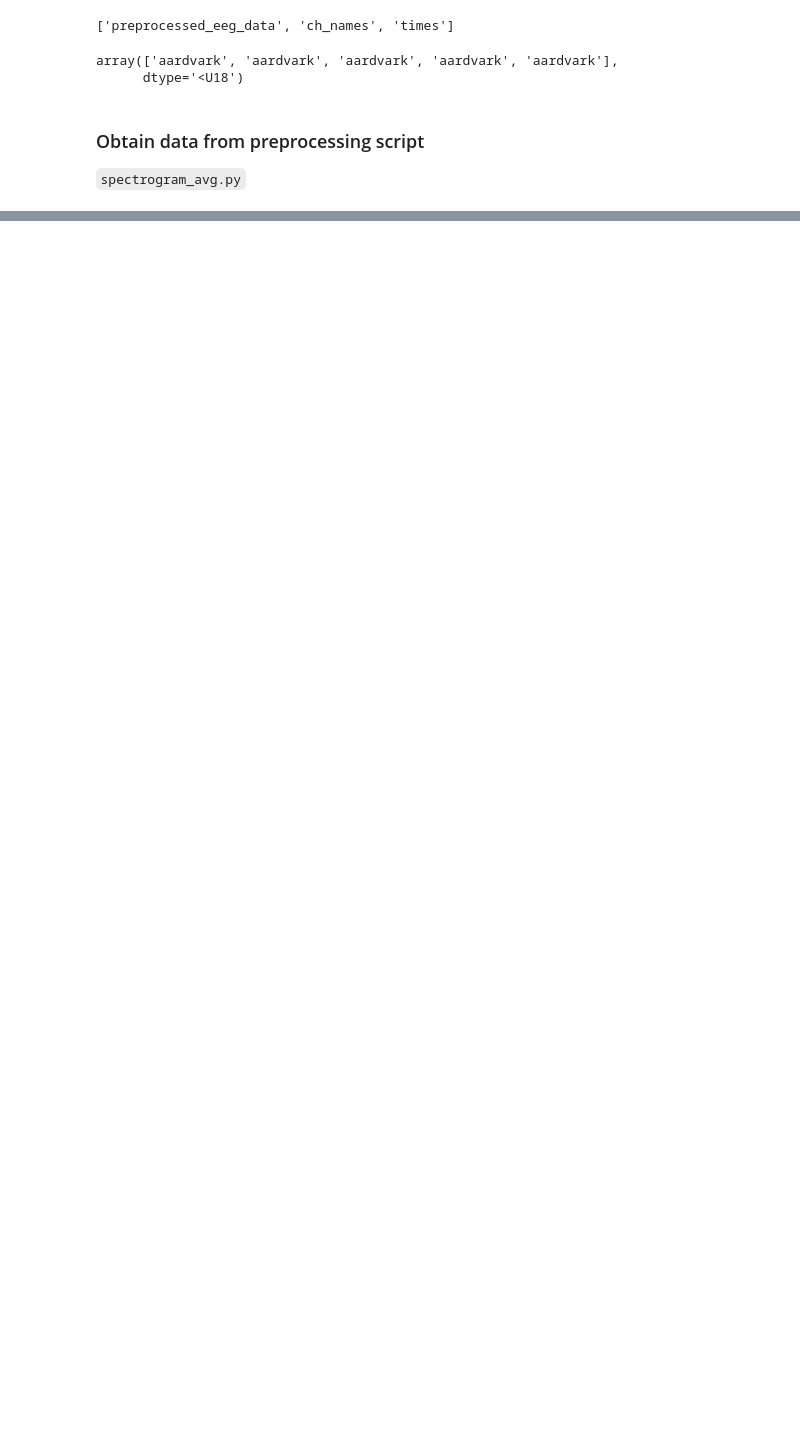
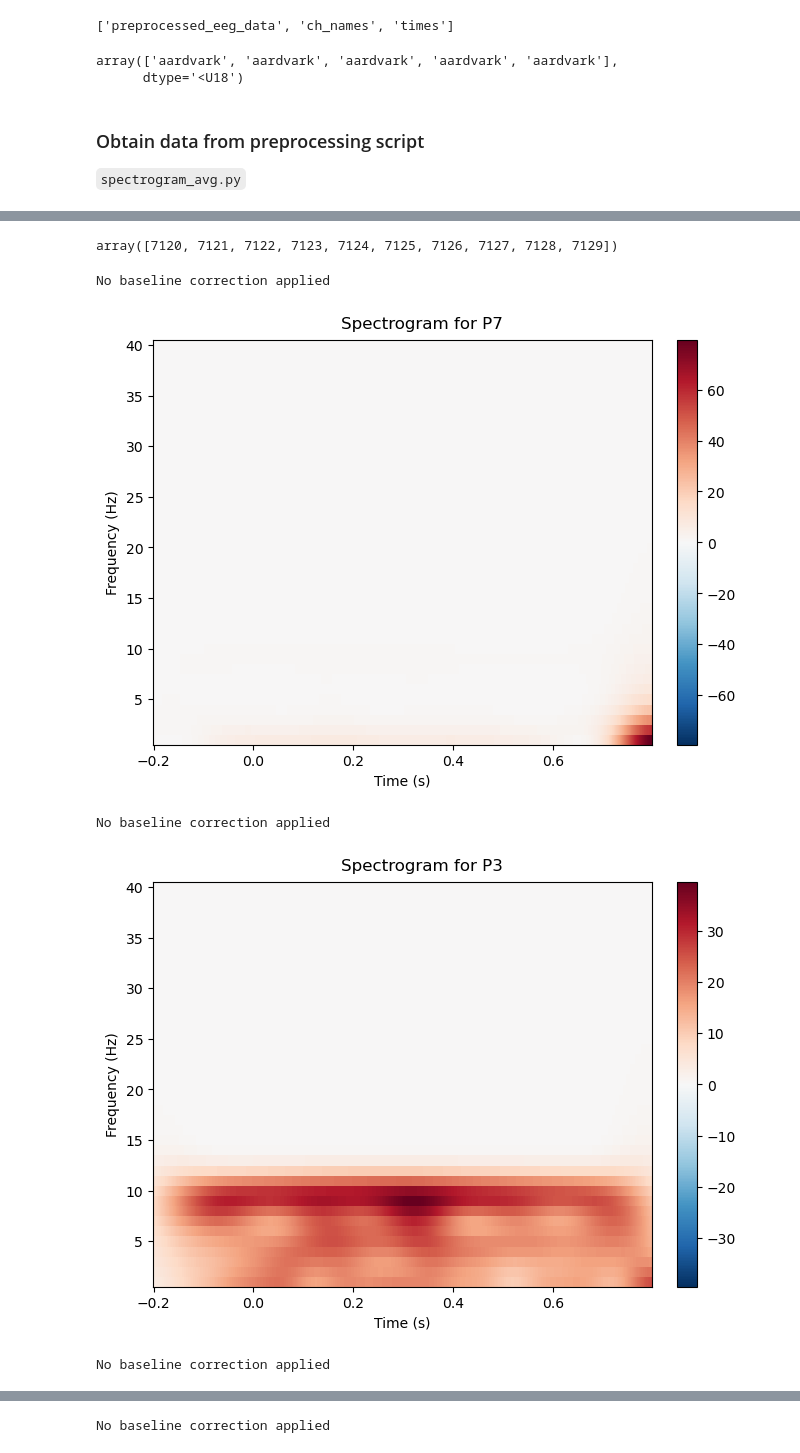
Before and after one commit to Dennis-T-cloud/EEG-Biometrics-Neural-Identity, a Jupyter notebook: spectrogram.ipynb, the cells around one changed output, grey strips where cells are left out. Cells and saved outputs as stored; diff of their text form; code cells hidden in the pictures; blank space fills up the shorter version.

Commit message:
update spectrogram category average

```diff
--- a/spectrogram.ipynb
+++ b/spectrogram.ipynb
@@ -72,0 +98,4 @@ No baseline correction applied
+# %%
+random.seed(42)
+samp_cat = random.choice(label_set)
+print(samp_cat)
@@ -72,0 +104,36 @@ No baseline correction applied
+# %%
+samp_idx = np.where(label==samp_cat)[0]
+assert len(samp_idx)==10
+samp_idx
+# %% [output]
+array([7120, 7121, 7122, 7123, 7124, 7125, 7126, 7127, 7128, 7129])
+# %%
+samp_data = all_tfr[samp_idx]
+samp_avg = np.mean(samp_data, axis=0)
+
+arr = samp_avg
+
+info = mne.create_info(
+    ch_names=data["ch_names"].tolist(),
+    sfreq=fs,
+    ch_types="eeg",
+)
+
+tfr_obj = mne.time_frequency.AverageTFRArray(
+    info=info,
+    data=arr,
+    times=times,
+    freqs=freqs,
+    nave=1,
+    method="morlet",
+)
+# %%
+for name in tqdm(to_use_ch):
+    cur_idx = data['ch_names'].tolist().index(name)
+    tfr_obj.plot([cur_idx], title=f"Spectrogram for {name}")
+# %% [output]
+No baseline correction applied
+[figure, added]
+No baseline correction applied
+[figure, added]
+No baseline correction applied
@@ -72,0 +141 @@ No baseline correction applied
+No baseline correction applied
```
Also changed, not shown: parts of 11 cells of this notebook.
